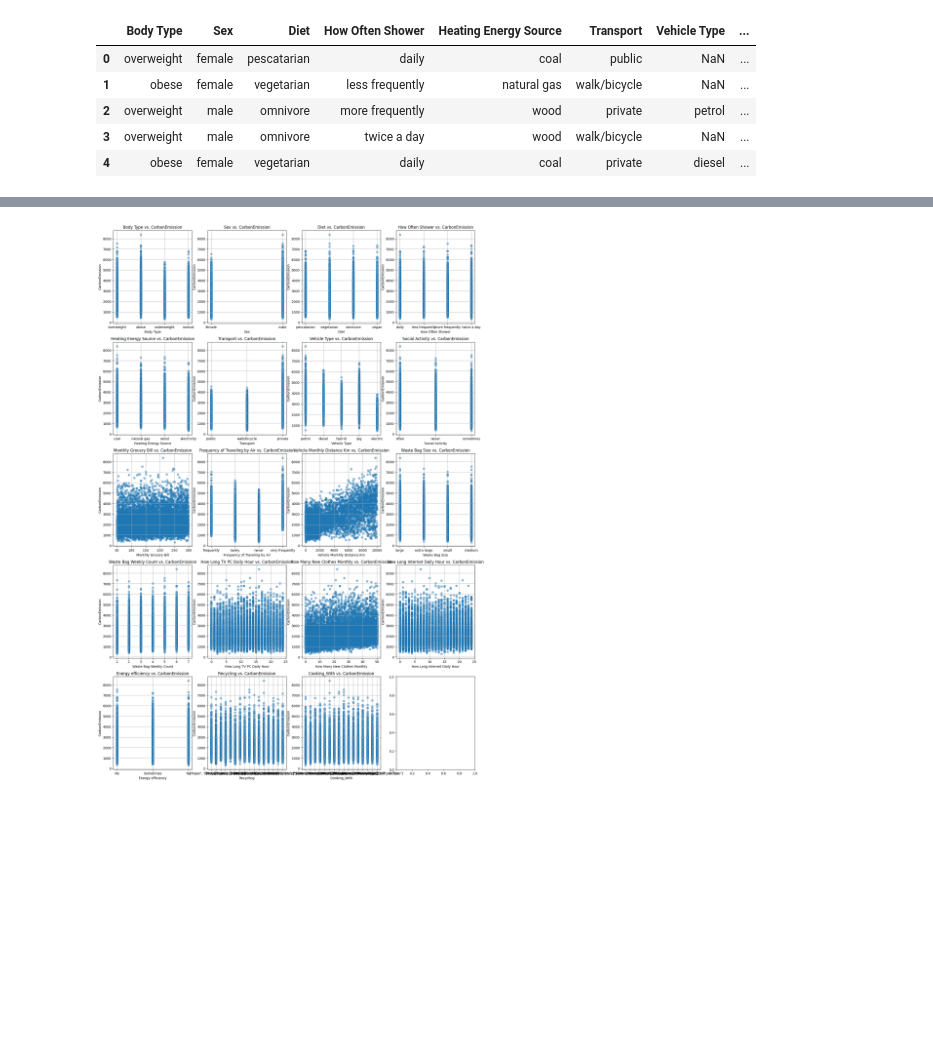
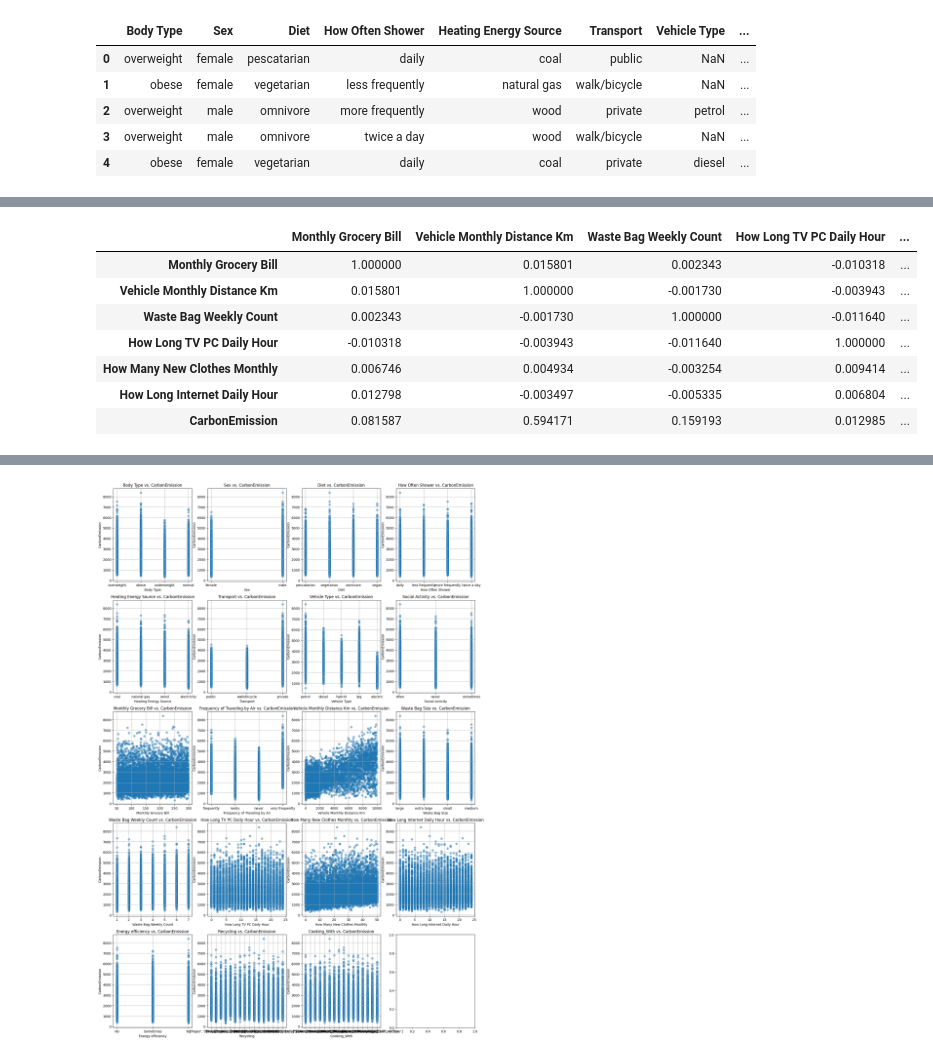
Before and after one commit to JoseLuiz432/CarbonFootprintML, a Jupyter notebook: CarbonFootprintML.ipynb, the cells around one changed output, grey strips where cells are left out. Cells and saved outputs as stored; diff of their text form; code cells hidden in the pictures; blank space fills up the shorter version.

```diff
--- a/CarbonFootprintML.ipynb
+++ b/CarbonFootprintML.ipynb
@@ -48,2 +90,2 @@ df.head(5)
 # %%
-df.replace(np.nan, None)
+df['Vehicle Type'] = df['Vehicle Type'].replace(np.nan, None)
@@ -66,3 +111,17 @@ df.replace(np.nan, None)
 # %%
 independent_variables = df.drop(columns=["CarbonEmission"])
 dependent_variable = df["CarbonEmission"]
+# %%
+# Calculate Pearson
+correlation = df.corr()
+
+correlation
+# %% [output]
+|  | Monthly Grocery Bill | Vehicle Monthly Distance Km | Waste Bag Weekly Count | How Long TV PC Daily Hour | ... |
+| Monthly Grocery Bill | 1.000000 | 0.015801 | 0.002343 | -0.010318 | ... |
+| Vehicle Monthly Distance Km | 0.015801 | 1.000000 | -0.001730 | -0.003943 | ... |
+| Waste Bag Weekly Count | 0.002343 | -0.001730 | 1.000000 | -0.011640 | ... |
+| How Long TV PC Daily Hour | -0.010318 | -0.003943 | -0.011640 | 1.000000 | ... |
+| How Many New Clothes Monthly | 0.006746 | 0.004934 | -0.003254 | 0.009414 | ... |
+| How Long Internet Daily Hour | 0.012798 | -0.003497 | -0.005335 | 0.006804 | ... |
+| CarbonEmission | 0.081587 | 0.594171 | 0.159193 | 0.012985 | ... |
```
Also changed, not shown: parts of 41 cells of this notebook.
